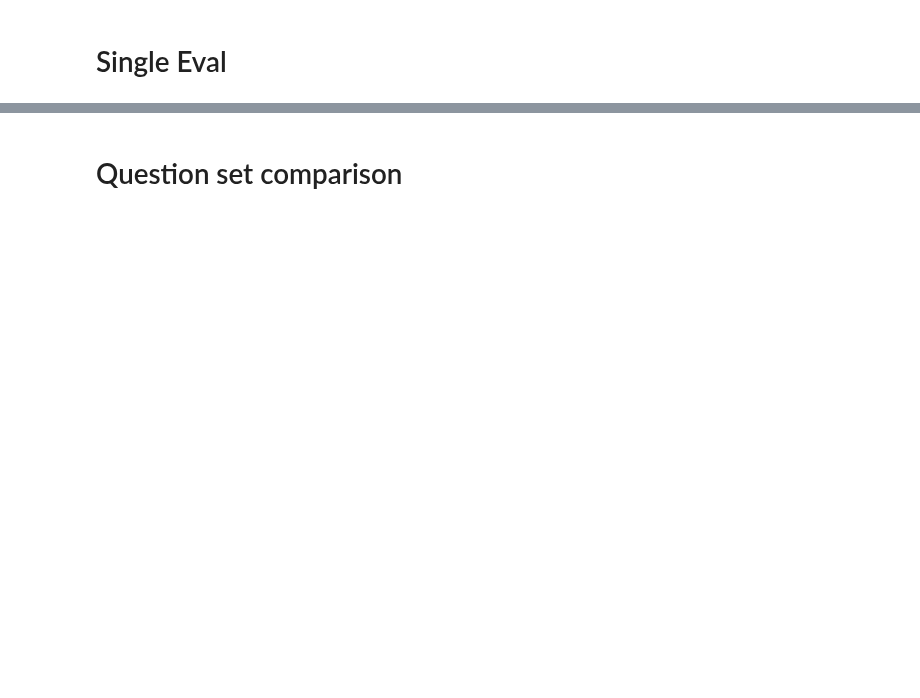
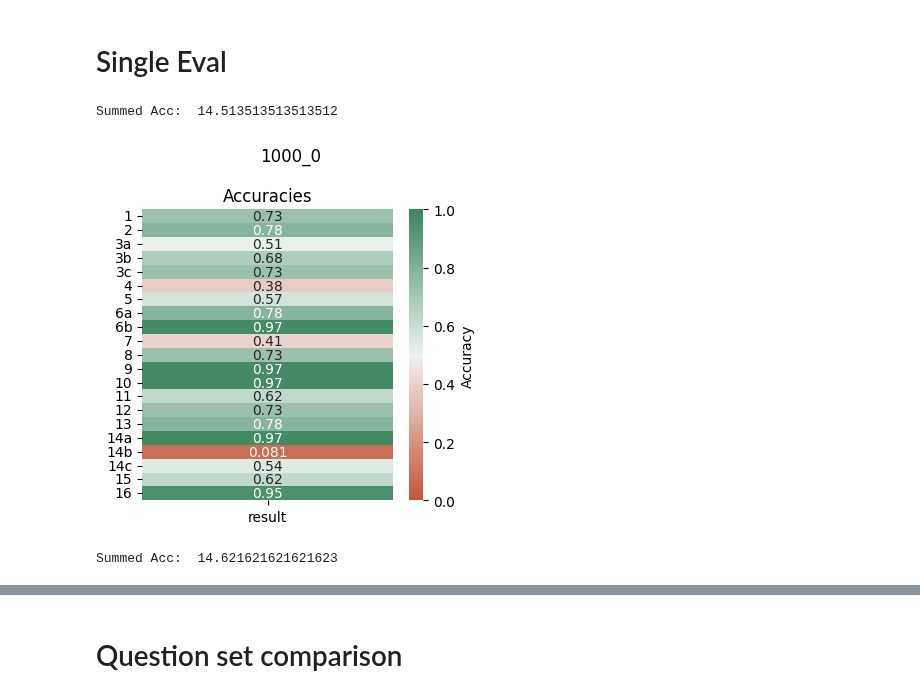
Before and after one commit to timovdk/grolts-llm, a Jupyter notebook: src/eval.ipynb, the cells around one changed output, grey strips where cells are left out. Saved outputs shown, nothing was run; the diff lists cells and outputs as text; code cells hidden in the pictures; blank space fills up the shorter version.

```diff
--- a/src/eval.ipynb
+++ b/src/eval.ipynb
@@ -14,3 +206,9 @@ GROUND_TRUTH_PLOT = False
+# %%
+import glob
+import os
+
+#files = glob.glob('./outputs/*.csv')
+files = ["./outputs/1000_0.csv", "./outputs/500_0.csv", "./outputs/1000_3.csv", "./outputs/500_3.csv", "./outputs/500_3_new.csv"]#["./outputs/1000_no_mm_output.csv", "./outputs/1000_mm_output.csv", "./outputs/500_no_mm_output.csv", "./outputs/0_no_mm_output.csv", "./outputs/500_mm_output.csv", "./outputs/1000_0.csv", "./outputs/500_0.csv", "./outputs/1000_3.csv", "./outputs/500_3.csv"]
 # %%
 import os
 import pandas as pd
@@ -35,2 +224,76 @@ def replace_yes_no(sentence):
 # %% [markdown]
 # Single Eval
+# %%
+all_accs = {}
+norm_accs = {}
+for f in files:
+    filename = os.path.basename(f).strip('.csv')
+    # Read the data
+    df = pd.read_csv(f)
+    df_labels = pd.read_csv('./human_labels.csv', delimiter=';', dtype=int)
+    df_labels = df_labels.melt(id_vars=['paper_id'], var_name='question_id', value_name='answer')
+    df_labels['paper_id'] = df_labels['paper_id'].astype(int)
+    df_labels['question_id'] = df_labels['question_id'].astype(int)
+    df_labels['answer'] = df_labels['answer'].astype(int)
+
+    # Replace 'YES'/'NO' answers with 1/0 in both DataFrames
+    #df.replace(('YES', 'Yes', 'yes', 'NO', 'No', 'no'), (1, 1, 1, 0, 0, 0), inplace=True)
+    df['answer'] = df['answer'].apply(replace_yes_no)
+
+    if df['question_id'].nunique() == 18:
+        df['question_id_old'] = df['question_id'].map(id_map).fillna(df['question_id'])
+        df_labels['question_id_old'] = df_labels['question_id']
+        df_merged = df.merge(df_labels, on=['paper_id', 'question_id_old'], suffixes=('_pred', '_true'))
+        df_merged.rename(columns={'question_id_pred': 'question_id'}, inplace=True)
+    else:
+        # Merge the prediction and label DataFrames on 'paper_id' and 'question_id'
+        df_merged = df.merge(df_labels, on=['paper_id', 'question_id'], suffixes=('_pred', '_true'))
+
+    # Add a 'result' column indicating whether the prediction matches the true label
+    df_merged['result'] = np.where(
+        df_merged['answer_pred'].isin([0, 1]),
+        df_merged['answer_pred'] == df_merged['answer_true'],
+        np.nan
+    )
+
+    # Group by 'question_id' to calculate the mean accuracy per question
+    percent_true_by_question = df_merged.groupby('question_id')['result'].mean().reset_index()
+
+    # Print the summed accuracy
+    print('Summed Acc: ', percent_true_by_question['result'].sum())
+
+    all_accs[filename] = percent_true_by_question['result'].sum()
+    norm_accs[filename] = percent_true_by_question['result'].mean()
+
+    # Plotting
+    if GROUND_TRUTH_PLOT:
+        fig, (ax1, ax2) = plt.subplots(1, 2, figsize=(12, 6))
+    else:
+        fig, ax1 = plt.subplots(figsize=(4, 4))
+
+    # Heatmap for predicted results
+    g = sns.heatmap(
+        percent_true_by_question.set_index('question_id'),
+        annot=True,
+        cmap=sns.diverging_palette(20, 145, as_cmap=True),
+        cbar_kws={'label': 'Accuracy'},
+        vmin=0, vmax=1, ax=ax1
+    )
+    g.set_title('Accuracies')
+    g.set_xlabel('')
+    g.set_ylabel('')
+    if df['question_id'].nunique() == 18:
+        g.set_yticklabels(['OG: 1 N: 1', 'OG: 2 N: 2', 'OG: 3abc N:3', 'OG: 4 N: 4', 'OG: 5 N: 5', 'OG: 6a N: 6', 'OG: 7 N: 7', 'OG: 8 N: 8', 'OG: 9 N: 9', 'OG: 10 N: 10', 'OG: 11 N: 11', 'OG: 11 N: 12', 'OG: 12 N: 13', 'OG: 12 N: 14', 'OG: 13 N: 15', 'OG: 14a N: 16', 'OG: 15 N: 17', 'OG: 16 N: 18'])
+    else:
+        g.set_yticklabels(['1', '2', '3a', '3b', '3c', '4', '5', '6a', '6b', '7', '8', '9', '10', '11', '12', '13', '14a', '14b', '14c', '15', '16'])
+    ax1.set_yticklabels(ax1.get_yticklabels(), rotation=0)
+
+    # Final plot adjustments
+    fig.suptitle(filename)
+    fig.tight_layout()
+    plt.savefig('../viz/' + filename + '.pdf', bbox_inches='tight')
+    plt.show()
+# %% [output]
+Summed Acc:  14.513513513513512
+[figure, added]
+Summed Acc:  14.621621621621623
```
Also changed, not shown: parts of 15 cells of this notebook, 17 other files.
